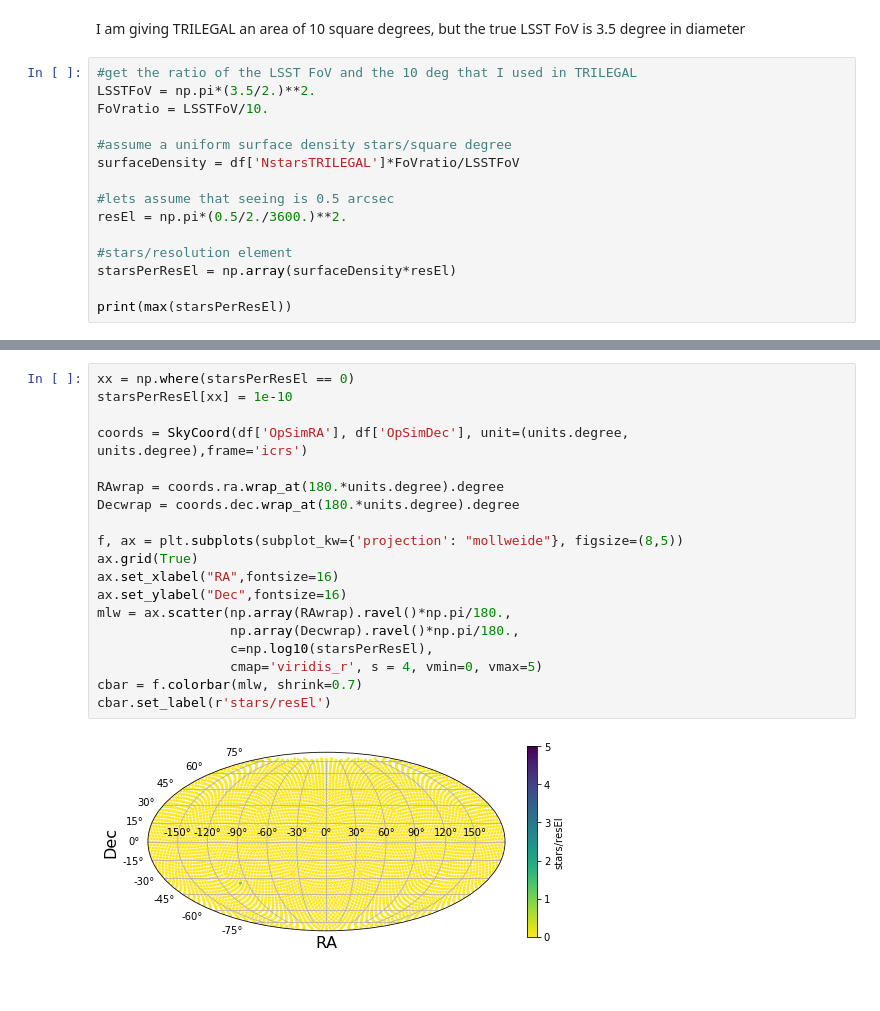
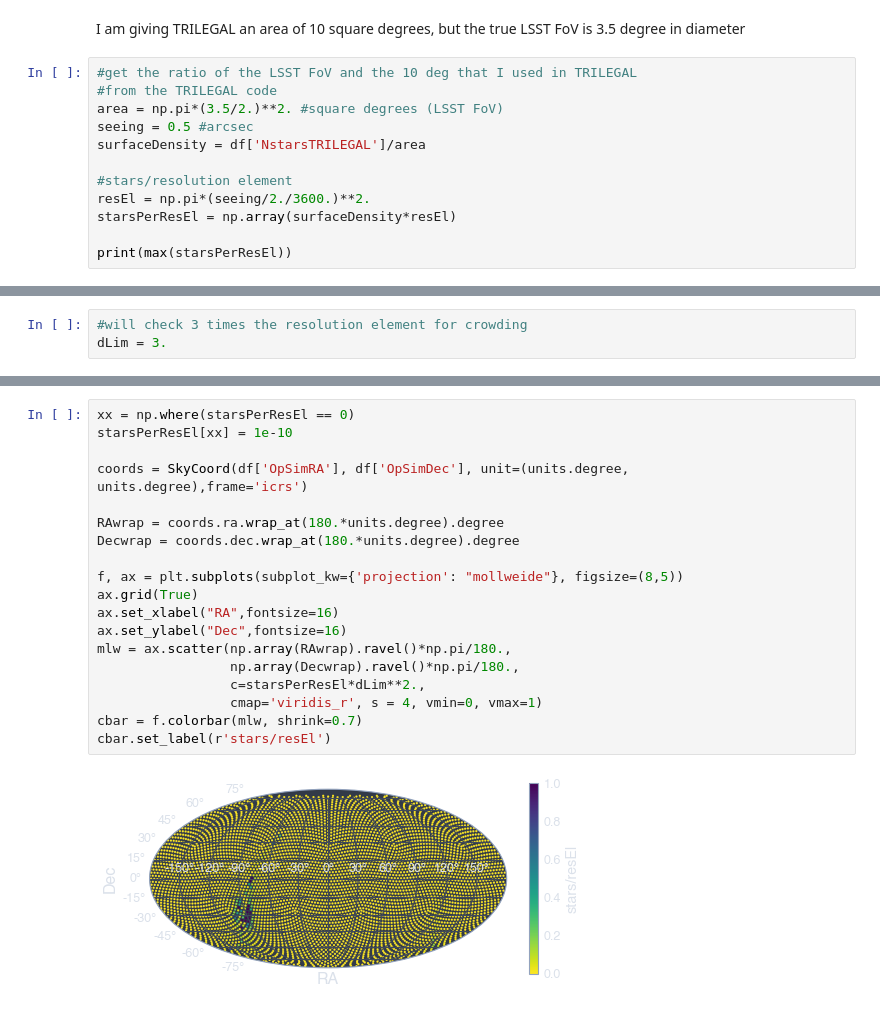
Before and after one commit to ageller/EB-LSST, a Jupyter notebook: testing/crowding/checkFieldCrowding.ipynb, the cells around one changed output, grey strips where cells are left out. Cells and saved outputs as stored; diff of their text form; blank space fills up the shorter version.

Commit message:
working on crowding

```diff
--- a/testing/crowding/checkFieldCrowding.ipynb
+++ b/testing/crowding/checkFieldCrowding.ipynb
@@ -42,16 +42,13 @@ print(max(df['NstarsTRILEGAL']))
 I am giving TRILEGAL an area of 10 square degrees, but the true LSST FoV is 3.5 degree in diameter
 # %%
 #get the ratio of the LSST FoV and the 10 deg that I used in TRILEGAL
-LSSTFoV = np.pi*(3.5/2.)**2.
-FoVratio = LSSTFoV/10.
-
-#assume a uniform surface density stars/square degree
-surfaceDensity = df['NstarsTRILEGAL']*FoVratio/LSSTFoV
-
-#lets assume that seeing is 0.5 arcsec
-resEl = np.pi*(0.5/2./3600.)**2.
+#from the TRILEGAL code
+area = np.pi*(3.5/2.)**2. #square degrees (LSST FoV)
+seeing = 0.5 #arcsec
+surfaceDensity = df['NstarsTRILEGAL']/area
 
 #stars/resolution element
+resEl = np.pi*(seeing/2./3600.)**2.
 starsPerResEl = np.array(surfaceDensity*resEl)
 
 print(max(starsPerResEl))
@@ -64 +57,4 @@ print(max(starsPerResEl))
+# %%
+#will check 3 times the resolution element for crowding
+dLim = 3.
 # %%
@@ -75,21 +71,21 @@ _ = ax.hist(np.log10(starsPerResEl[xx]), bins=100)
 # %%
 xx = np.where(starsPerResEl == 0)
 starsPerResEl[xx] = 1e-10
 
 coords = SkyCoord(df['OpSimRA'], df['OpSimDec'], unit=(units.degree, units.degree),frame='icrs')
 
 RAwrap = coords.ra.wrap_at(180.*units.degree).degree
 Decwrap = coords.dec.wrap_at(180.*units.degree).degree
 
 f, ax = plt.subplots(subplot_kw={'projection': "mollweide"}, figsize=(8,5))
 ax.grid(True)
 ax.set_xlabel("RA",fontsize=16)
 ax.set_ylabel("Dec",fontsize=16)
 mlw = ax.scatter(np.array(RAwrap).ravel()*np.pi/180.,
                  np.array(Decwrap).ravel()*np.pi/180.,
-                 c=np.log10(starsPerResEl),
-                 cmap='viridis_r', s = 4, vmin=0, vmax=5)
+                 c=starsPerResEl*dLim**2.,
+                 cmap='viridis_r', s = 4, vmin=0, vmax=1)
 cbar = f.colorbar(mlw, shrink=0.7)
 cbar.set_label(r'stars/resEl')
 # %% [output]
-[figure, old version]
+[figure, new version]
```
Also changed, not shown: parts of 5 cells of this notebook, 8 other files.
